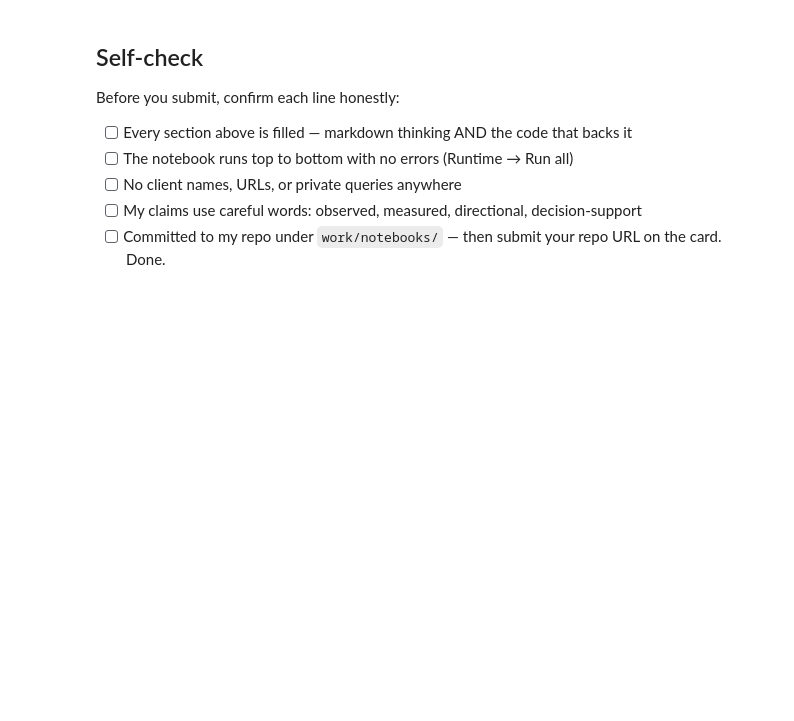
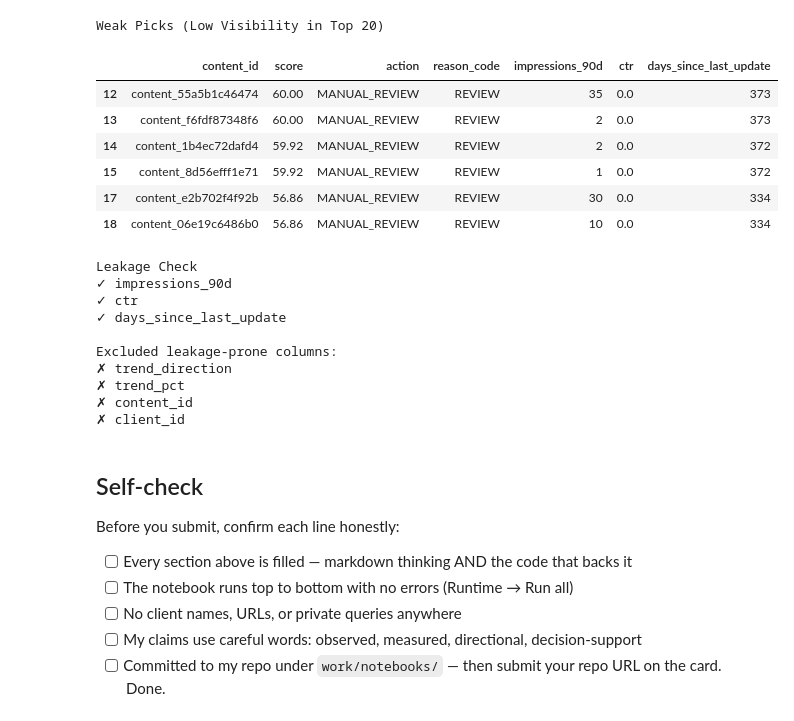
Before and after one commit to samana-gillani/flyrank-ml-internship, a Jupyter notebook: work/notebooks/w04_baseline_score.ipynb, the cells around one changed output. Drawn from its saved outputs; the diff is of its cells as text; code cells hidden in the pictures; blank space fills up the shorter version.

```diff
--- a/work/notebooks/w04_baseline_score.ipynb
+++ b/work/notebooks/w04_baseline_score.ipynb
@@ -37,3 +461,57 @@ This skeleton is yours to fill. Work the sections **in order** — each one has
+# %%
+print("Weak Picks (Low Visibility in Top 20)\n")
+
+weak = ranked.head(20)[ranked.head(20)["impressions_90d"] < 100]
+
+display(
+    weak[
+        [
+            "content_id",
+            "score",
+            "action",
+            "reason_code",
+            "impressions_90d",
+            "ctr",
+            "days_since_last_update",
+        ]
+    ]
+)
+
+print("\nLeakage Check")
+
+used_features = [
+    "impressions_90d",
+    "ctr",
+    "days_since_last_update",
+]
+
+for feature in used_features:
+    print("✓", feature)
+
+print("\nExcluded leakage-prone columns:")
+print("✗ trend_direction")
+print("✗ trend_pct")
+print("✗ content_id")
+print("✗ client_id")
+# %% [output]
+Weak Picks (Low Visibility in Top 20)
+|  | content_id | score | action | reason_code | impressions_90d | ctr | days_since_last_update |
+| 12 | content_55a5b1c46474 | 60.00 | MANUAL_REVIEW | REVIEW | 35 | 0.0 | 373 |
+| 13 | content_f6fdf87348f6 | 60.00 | MANUAL_REVIEW | REVIEW | 2 | 0.0 | 373 |
+| 14 | content_1b4ec72dafd4 | 59.92 | MANUAL_REVIEW | REVIEW | 2 | 0.0 | 372 |
+| 15 | content_8d56efff1e71 | 59.92 | MANUAL_REVIEW | REVIEW | 1 | 0.0 | 372 |
+| 17 | content_e2b702f4f92b | 56.86 | MANUAL_REVIEW | REVIEW | 30 | 0.0 | 334 |
+| 18 | content_06e19c6486b0 | 56.86 | MANUAL_REVIEW | REVIEW | 10 | 0.0 | 334 |
+Leakage Check
+✓ impressions_90d
+✓ ctr
+✓ days_since_last_update
+
+Excluded leakage-prone columns:
+✗ trend_direction
+✗ trend_pct
+✗ content_id
+✗ client_id
 # %% [markdown]
 ## Self-check
 
```
Also changed, not shown: parts of 19 cells of this notebook.
